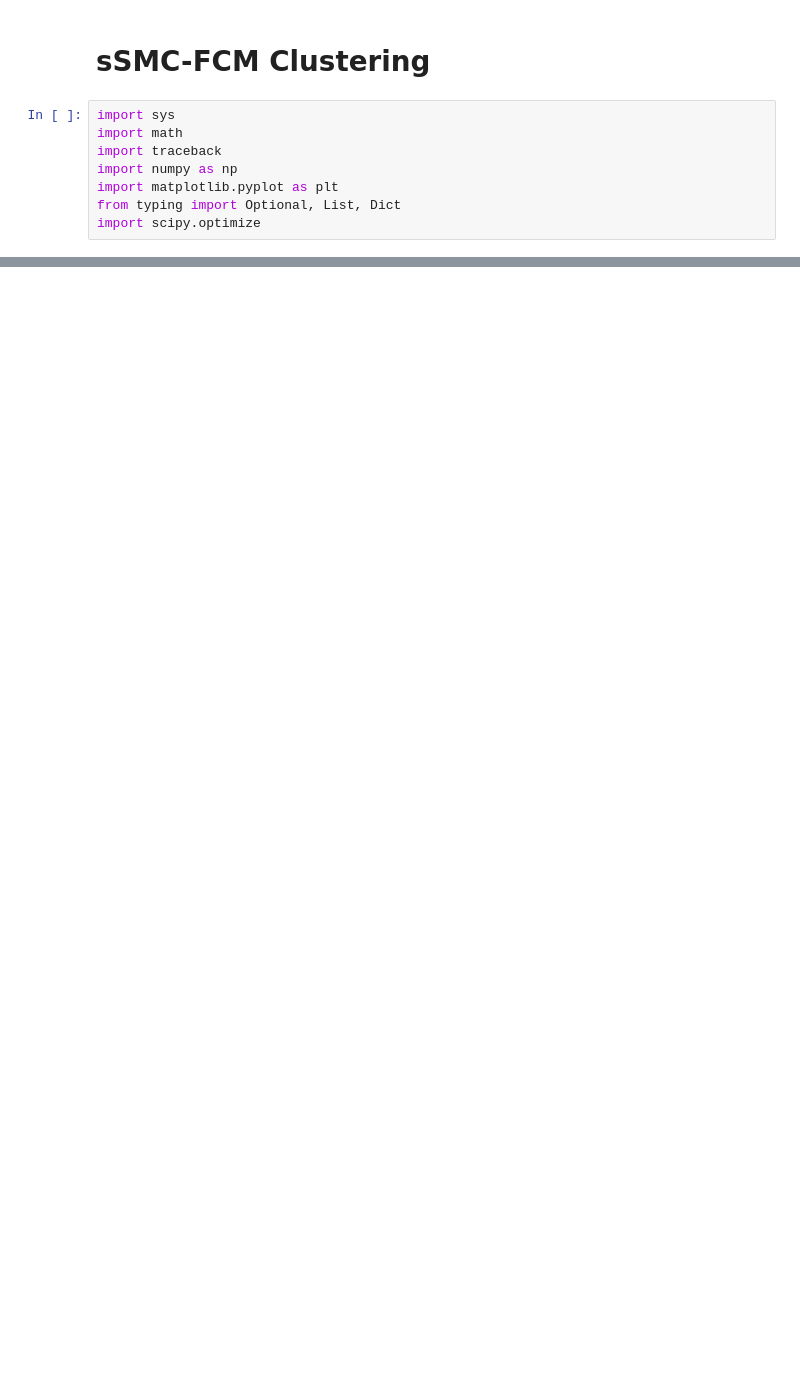
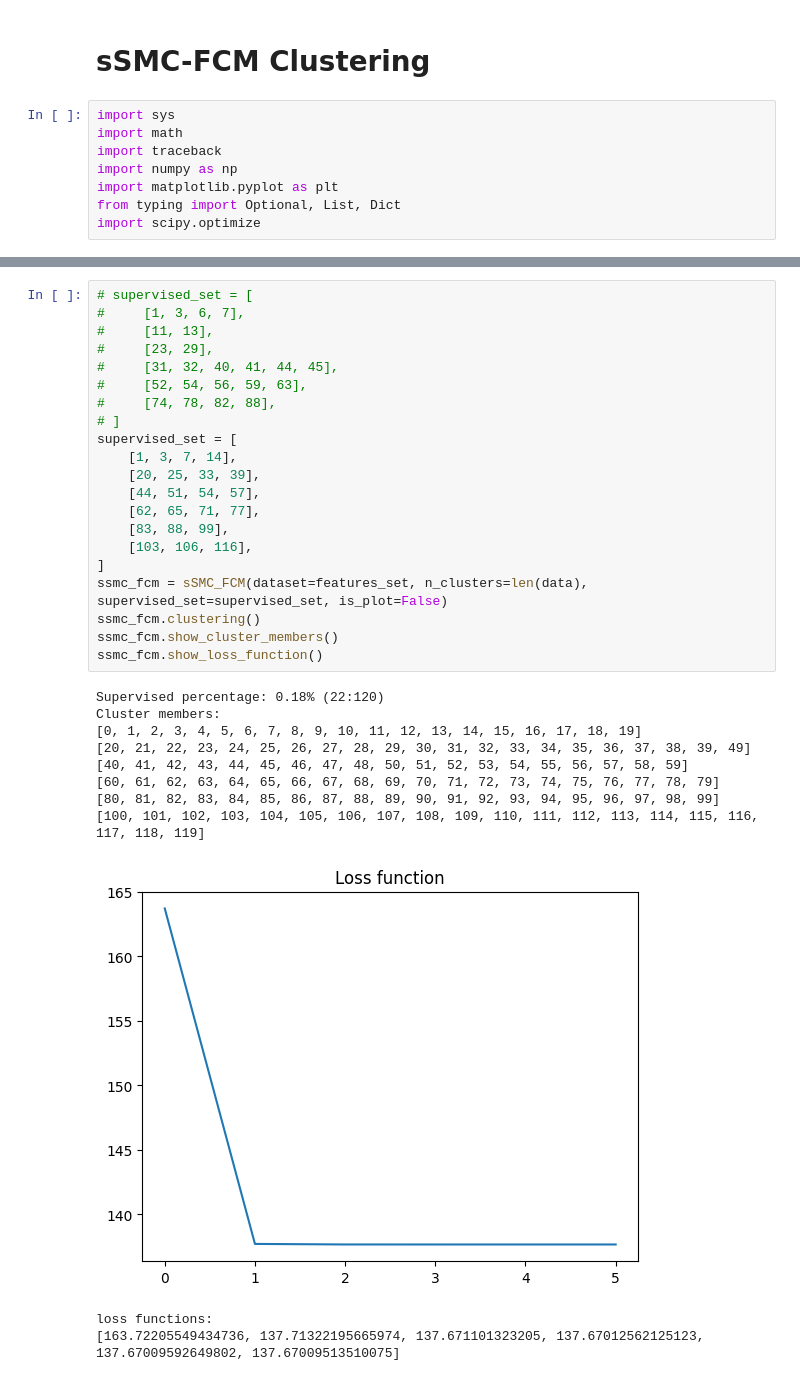
Before and after one commit to hoangtc125/algo-clustering-service, a Jupyter notebook: text_clustering.ipynb, the cells around one changed output, grey strips where cells are left out. Drawn from its saved outputs; the diff is of its cells as text; blank space fills up the shorter version.

```diff
--- a/text_clustering.ipynb
+++ b/text_clustering.ipynb
@@ -509,3 +515,36 @@ loss functions:
+# %%
+# supervised_set = [
+#     [1, 3, 6, 7],
+#     [11, 13],
+#     [23, 29],
+#     [31, 32, 40, 41, 44, 45],
+#     [52, 54, 56, 59, 63],
+#     [74, 78, 82, 88],
+# ]
+supervised_set = [
+    [1, 3, 7, 14],
+    [20, 25, 33, 39],
+    [44, 51, 54, 57],
+    [62, 65, 71, 77],
+    [83, 88, 99],
+    [103, 106, 116],
+]
+ssmc_fcm = sSMC_FCM(dataset=features_set, n_clusters=len(data), supervised_set=supervised_set, is_plot=False)
+ssmc_fcm.clustering()
+ssmc_fcm.show_cluster_members()
+ssmc_fcm.show_loss_function()
+# %% [output]
+Supervised percentage: 0.18% (22:120)
+Cluster members:
+[0, 1, 2, 3, 4, 5, 6, 7, 8, 9, 10, 11, 12, 13, 14, 15, 16, 17, 18, 19]
+[20, 21, 22, 23, 24, 25, 26, 27, 28, 29, 30, 31, 32, 33, 34, 35, 36, 37, 38, 39, 49]
+[40, 41, 42, 43, 44, 45, 46, 47, 48, 50, 51, 52, 53, 54, 55, 56, 57, 58, 59]
+[60, 61, 62, 63, 64, 65, 66, 67, 68, 69, 70, 71, 72, 73, 74, 75, 76, 77, 78, 79]
+[80, 81, 82, 83, 84, 85, 86, 87, 88, 89, 90, 91, 92, 93, 94, 95, 96, 97, 98, 99]
+[100, 101, 102, 103, 104, 105, 106, 107, 108, 109, 110, 111, 112, 113, 114, 115, 116, 117, 118, 119]
+[figure, added]
+loss functions:
+[163.72205549434736, 137.71322195665974, 137.671101323205, 137.67012562125123, 137.67009592649802, 137.67009513510075]
 # %%
 np.sqrt(np.sum((ssmc_fcm.centroid[0] - ssmc_fcm.centroid[1])**2))
 # %% [output]
```
Also changed, not shown: parts of 8 cells of this notebook.
